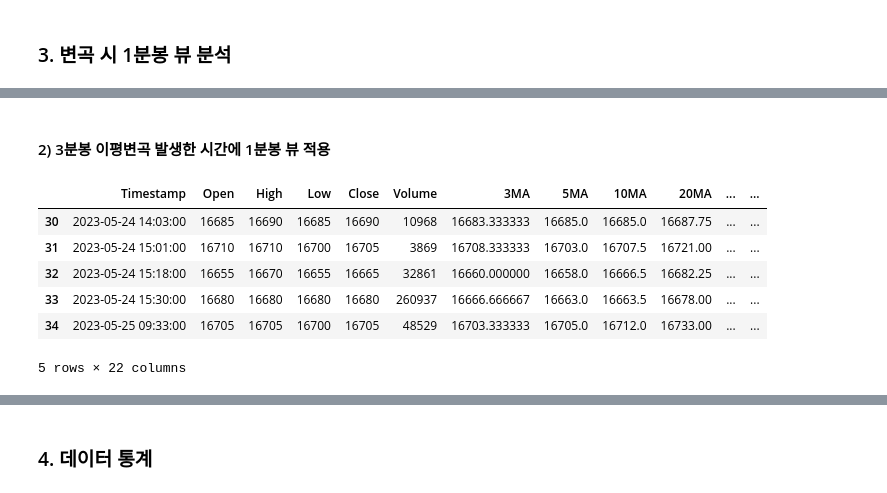
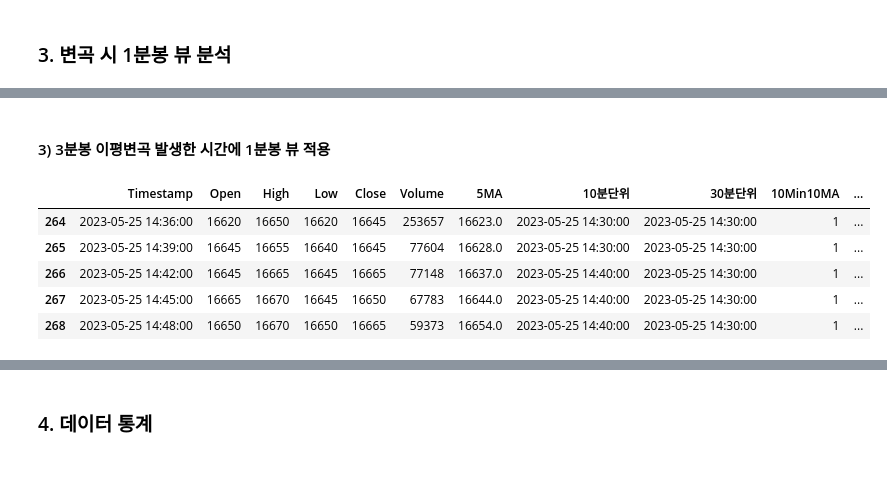
Before and after one commit to dongzooo/Quant-with-py, a Jupyter notebook: 캔들데이터 분석/3분봉5이평_변곡_통계분석.ipynb, the cells around one changed output, grey strips where cells are left out. Drawn from its saved outputs; the diff is of its cells as text; code cells hidden in the pictures.

```diff
--- a/캔들데이터 분석/3분봉5이평_변곡_통계분석.ipynb
+++ b/캔들데이터 분석/3분봉5이평_변곡_통계분석.ipynb
@@ -166,0 +242,22 @@ df1Min
+# %%
+#df3Min에 10분봉 10이평선 30분봉 5이평선 데이터 추가
+df3Min['10분단위'] = df3Min['Timestamp'].dt.floor('10min')
+df3Min['30분단위'] = df3Min['Timestamp'].dt.floor('30min')
+
+#우상향 여부담을 변수
+df3Min['10Min10MA'] = 0
+df3Min['30Min5MA'] = 0
+
+for i in range(len(df10Min)):
+    timestamp = df10Min.loc[i, 'Timestamp']
+    mask = df3Min['10분단위'] == timestamp
+    df3Min.loc[mask, '10Min10MA'] = df10Min.loc[i, '10MA우상향']
+
+for i in range(len(df30Min)):
+    timestamp = df30Min.loc[i, 'Timestamp']
+    mask = df3Min['30분단위'] == timestamp
+    df3Min.loc[mask, '30Min5MA'] = df30Min.loc[i, '5MA우상향']
+
+# df1Min.loc[df1Min['10분단위'].isin(df10Min['Timestamp']), '10Min10MA'] = df10Min['10MA우상향']
+# df1Min.loc[df1Min['30분단위'].isin(df10Min['Timestamp']), '30Min5MA'] = df30Min['5MA우상향']
+# df1Min.iloc[:10]
@@ -192 +310,11 @@ def findInflection(n, df, col_name):
     return turning_points
+# %%
+# 변곡발생만 검색
+def findInflection(n, df, col_name):
+    turning_points = []
+    start_num = n + 1
+    for i in range(start_num, len(df)):
+      # 변곡 발생
+      if (df[col_name].iloc[i] > df[col_name].iloc[i - 1] <= df[col_name].iloc[i - 2]):
+              turning_points.append(i)
+    return turning_points
@@ -193,6 +323,7 @@ def findInflection(n, df, col_name):
 # %%
 #수익이나는 인덱스 조사
-turning_points = findInflection(5,df3Min,"5MA")
+turning_points = buyFindInflection(5,df3Min,"5MA")
+
 #데이터프레임에 수익여부 넣기
 df3Min_Infection = pd.DataFrame(columns=df3Min.columns)
 df3Min_Infection = df3Min
@@ -207,8 +338,8 @@ df3Min_Infection[df3Min_Infection['Profitable'] == 1]
 df3Min_Infection['Timestamp'] = pd.to_datetime(df3Min_Infection['Timestamp'], format="%y-%m-%d %H:%M:%S")
 df3Min_Infection = df3Min_Infection[df3Min_Infection['Timestamp'].dt.strftime('%H:%M:%S') <= target_time]
 df3Min_Infection = df3Min_Infection.reset_index(drop=True)
-df3Min_Infection.tail()
 
-# count = df3Min_Infection['Profitable'].value_counts()[1]
-# print(count)
+df3Min_Infection[df3Min_Infection['Profitable']==1]
+count = df3Min_Infection['Profitable'].value_counts()[1]
+print(count)
 # %% [output]
@@ -271,7 +397,8 @@ turning_points = findInflection(60,df1Min,"60VMA")
 for i in turning_points:
   df1Min60vma = df1Min60vma._append(df1Min.iloc[i],ignore_index=True)
 # %% [markdown]
-#### 2) 3분봉 이평변곡 발생한 시간에 1분봉 뷰 적용
+
+#### 3) 3분봉 이평변곡 발생한 시간에 1분봉 뷰 적용
 # %%
 #이동평균선 변곡 발생시 값 추가
 df3Min_Infection['3MA변곡'] = 0
@@ -289,15 +416,14 @@ df3Min_Infection.loc[df3Min_Infection['Timestamp'].isin(df1Min20ma['Timestamp'])
 df3Min_Infection['60MA변곡'] = 0
 df3Min_Infection.loc[df3Min_Infection['Timestamp'].isin(df1Min20ma['Timestamp']), '60MA변곡'] = 1
 # %%
-df1Min5ma.tail()
+df3Min_Infection.tail()
 # %% [output]
-|  | Timestamp | Open | High | Low | Close | Volume | 3MA | 5MA | 10MA | 20MA | ... | ... |
-| 30 | 2023-05-24 14:03:00 | 16685 | 16690 | 16685 | 16690 | 10968 | 16683.333333 | 16685.0 | 16685.0 | 16687.75 | ... | ... |
-| 31 | 2023-05-24 15:01:00 | 16710 | 16710 | 16700 | 16705 | 3869 | 16708.333333 | 16703.0 | 16707.5 | 16721.00 | ... | ... |
-| 32 | 2023-05-24 15:18:00 | 16655 | 16670 | 16655 | 16665 | 32861 | 16660.000000 | 16658.0 | 16666.5 | 16682.25 | ... | ... |
-| 33 | 2023-05-24 15:30:00 | 16680 | 16680 | 16680 | 16680 | 260937 | 16666.666667 | 16663.0 | 16663.5 | 16678.00 | ... | ... |
-| 34 | 2023-05-25 09:33:00 | 16705 | 16705 | 16700 | 16705 | 48529 | 16703.333333 | 16705.0 | 16712.0 | 16733.00 | ... | ... |
+|  | Timestamp | Open | High | Low | Close | Volume | 5MA | 10분단위 | 30분단위 | 10Min10MA | ... |
+| 264 | 2023-05-25 14:36:00 | 16620 | 16650 | 16620 | 16645 | 253657 | 16623.0 | 2023-05-25 14:30:00 | 2023-05-25 14:30:00 | 1 | ... |
+| 265 | 2023-05-25 14:39:00 | 16645 | 16655 | 16640 | 16645 | 77604 | 16628.0 | 2023-05-25 14:30:00 | 2023-05-25 14:30:00 | 1 | ... |
+| 266 | 2023-05-25 14:42:00 | 16645 | 16665 | 16645 | 16665 | 77148 | 16637.0 | 2023-05-25 14:40:00 | 2023-05-25 14:30:00 | 1 | ... |
+| 267 | 2023-05-25 14:45:00 | 16665 | 16670 | 16645 | 16650 | 67783 | 16644.0 | 2023-05-25 14:40:00 | 2023-05-25 14:30:00 | 1 | ... |
+| 268 | 2023-05-25 14:48:00 | 16650 | 16670 | 16650 | 16665 | 59373 | 16654.0 | 2023-05-25 14:40:00 | 2023-05-25 14:30:00 | 1 | ... |
-5 rows × 22 columns
 # %%
 #이동평균선 변곡 발생시
 df3Min_Infection['2VMA변곡'] = 0
```
Also changed, not shown: parts of 28 cells of this notebook.
